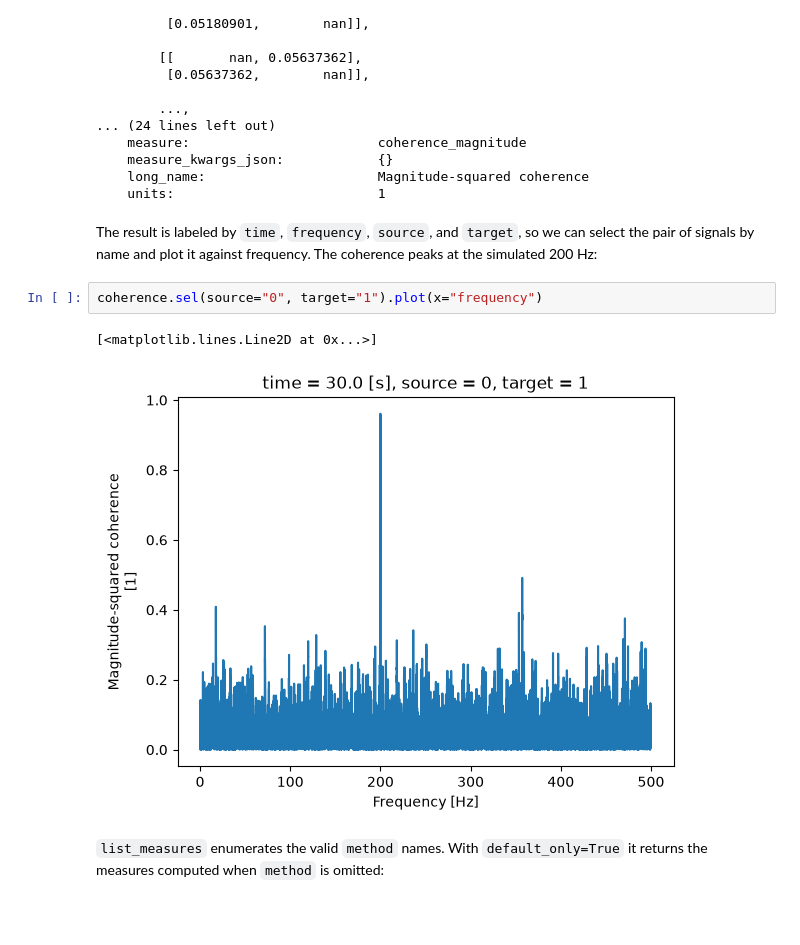
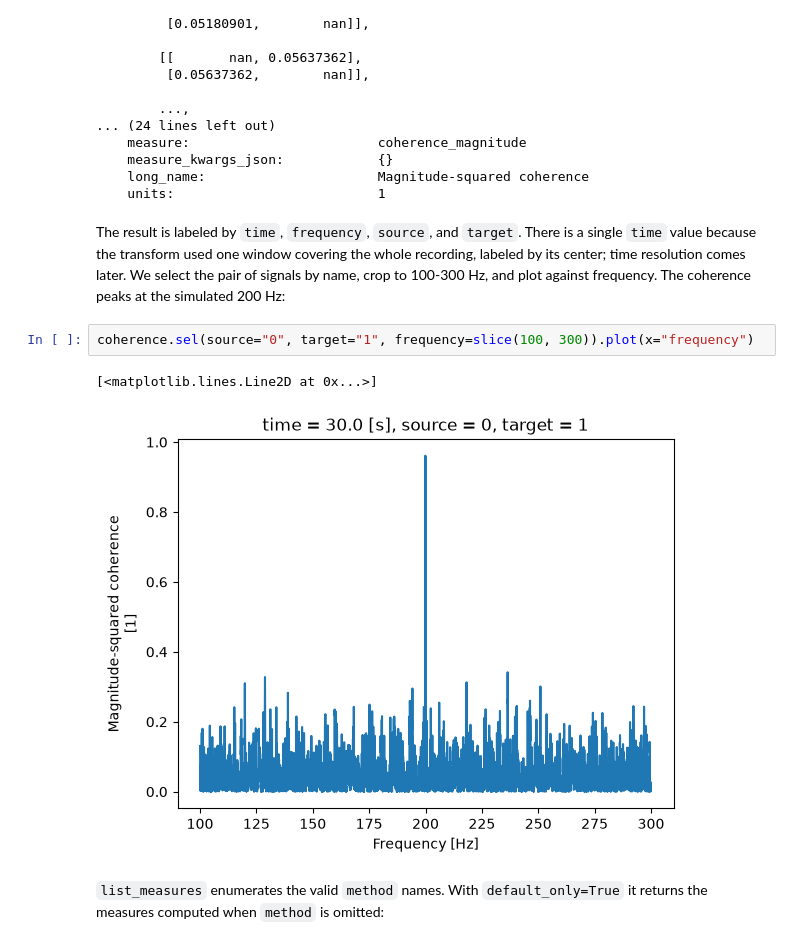
Before and after one commit to Eden-Kramer-Lab/spectral_connectivity, a Jupyter notebook: examples/Intro_tutorial.ipynb, the cells around one changed output. Cells and saved outputs as stored; diff of their text form; blank space fills up the shorter version.

```diff
--- a/examples/Intro_tutorial.ipynb
+++ b/examples/Intro_tutorial.ipynb
@@ -63,12 +63,12 @@ array([[[[       nan, 0.05130554],
     long_name:                      Magnitude-squared coherence
     units:                          1
 # %% [markdown]
-The result is labeled by `time`, `frequency`, `source`, and `target`, so we can select the pair of signals by name and plot it against frequency. The coherence peaks at the simulated 200 Hz:
+The result is labeled by `time`, `frequency`, `source`, and `target`. There is a single `time` value because the transform used one window covering the whole recording, labeled by its center; time resolution comes later. We select the pair of signals by name, crop to 100-300 Hz, and plot against frequency. The coherence peaks at the simulated 200 Hz:
 # %%
-coherence.sel(source="0", target="1").plot(x="frequency")
+coherence.sel(source="0", target="1", frequency=slice(100, 300)).plot(x="frequency")
 # %% [output]
 [<matplotlib.lines.Line2D at 0x...>]
-[figure, old version]
+[figure, new version]
 # %% [markdown]
 `list_measures` enumerates the valid `method` names. With `default_only=True` it returns the measures computed when `method` is omitted:
 # %%
```
Also changed, not shown: parts of 2 cells of this notebook, 1 other file.
